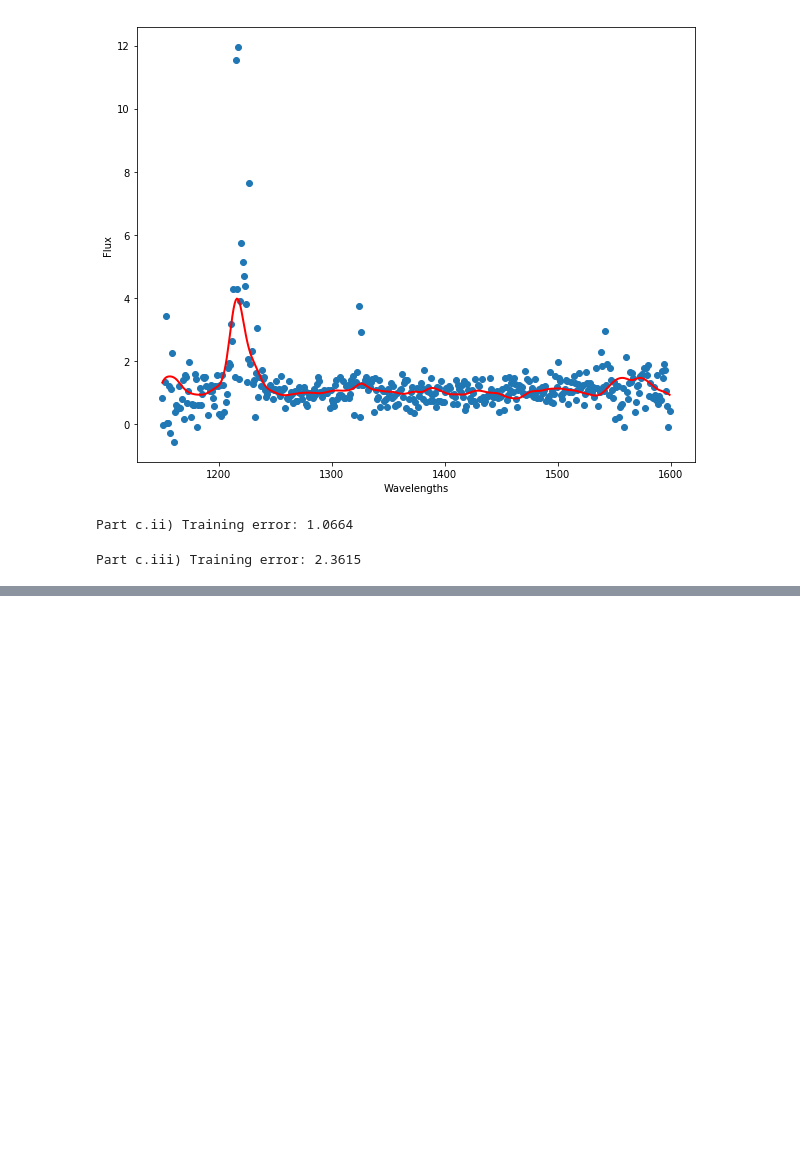
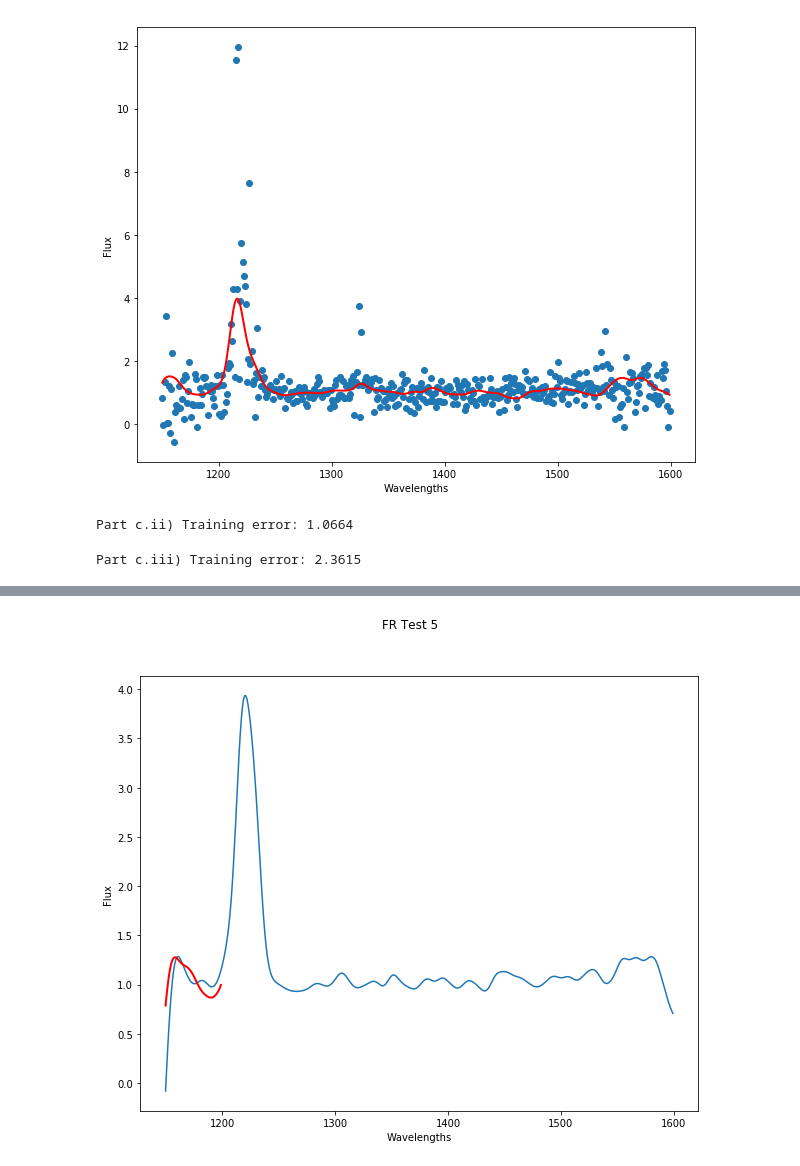
Before and after one commit to christydennison/cs229, a Jupyter notebook: pset1.5.ipynb, the cells around one changed output, grey strips where cells are left out. Cells and saved outputs as stored; diff of their text form; code cells hidden in the pictures; blank space fills up the shorter version.

```diff
--- a/pset1.5.ipynb
+++ b/pset1.5.ipynb
@@ -163,0 +164,4 @@ q.plot_c(left_6, smooth_test[5], wavelengths, 'ps1q5c3_6.png')
+# %%
+q.plot_c(wavelengths, smooth_test[5], fhats5.reshape((50, 1)), 'FR Test 5', '')
+# %% [output]
+[figure, added]
```
Also changed, not shown: parts of 5 cells of this notebook, 1 other file.
